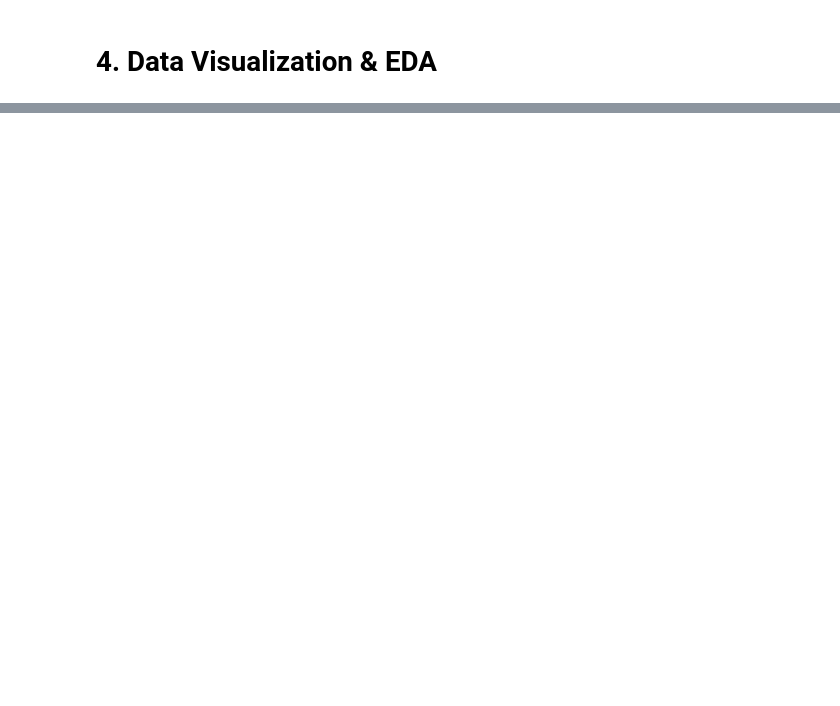
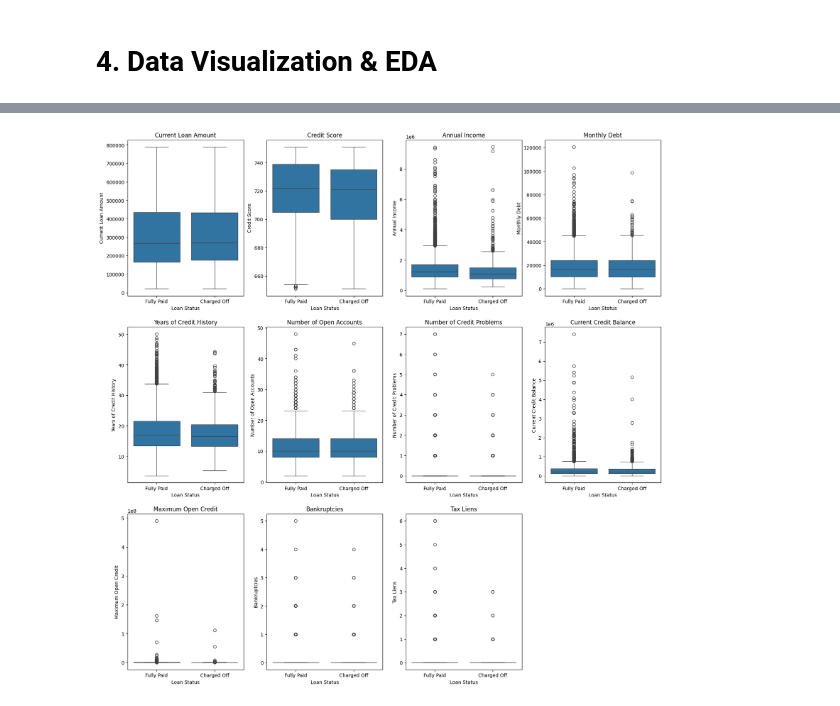
Before and after one commit to chuayhhh/SC1015-Mini-Project, a Jupyter notebook: SC1015-Main.ipynb, the cells around one changed output, grey strips where cells are left out. Drawn from its saved outputs; the diff is of its cells as text; code cells hidden in the pictures; blank space fills up the shorter version.

```diff
--- a/SC1015-Main.ipynb
+++ b/SC1015-Main.ipynb
@@ -674,0 +681,15 @@ for col in num_columns:
+# %%
+# Correlations between numerical variables and Loan Status
+fig = plt.figure(figsize=(20,20))
+
+counter = 0
+
+for col in num_columns:
+    sub = fig.add_subplot(3,4,counter+1)
+    g = sns.boxplot(x="Loan Status", y=col, data=data)
+    plt.title(f'{col}')
+    plt.xlabel('Loan Status')
+    plt.ylabel(col)
+    counter = counter + 1
+# %% [output]
+[figure, added]
```
Also changed, not shown: parts of 49 cells of this notebook.
